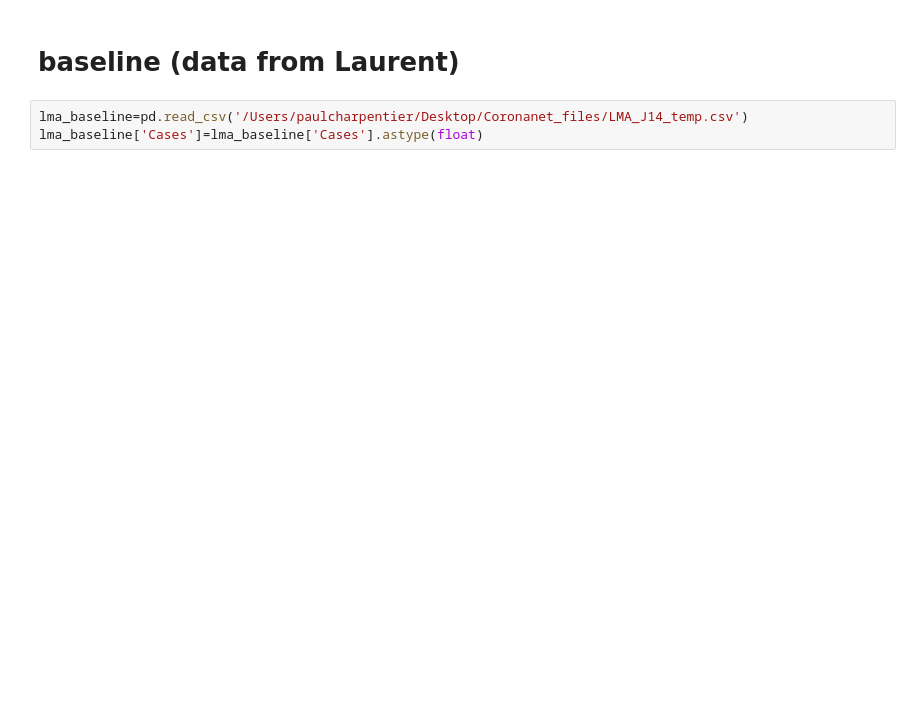
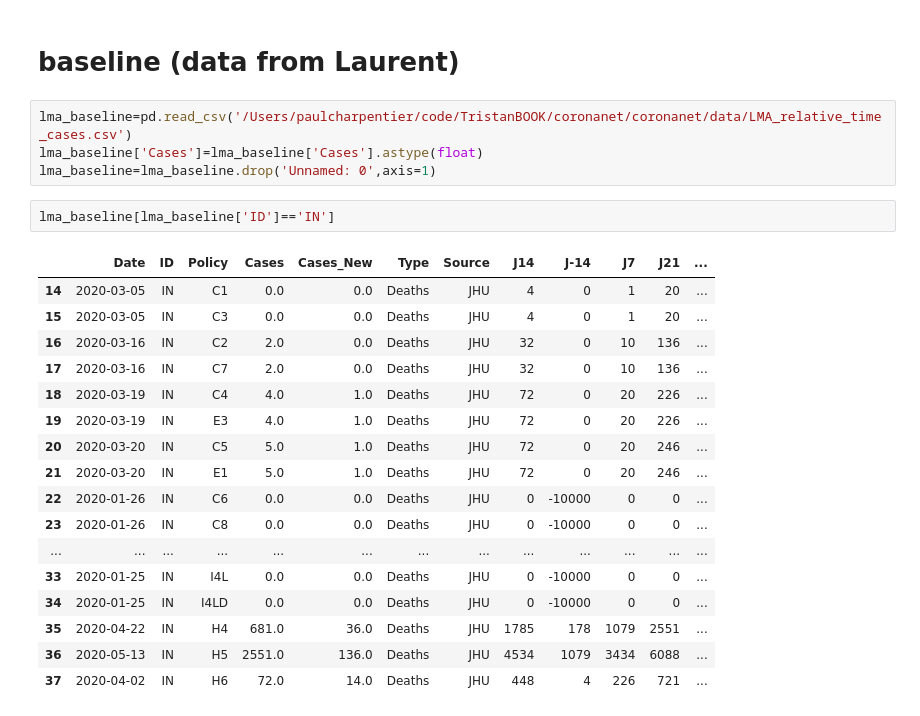
Before and after one commit to TristanBOOK/coronanet, a Jupyter notebook: Notebooks/Paul_Exploration_1.ipynb, the cells around one changed output. Cells and saved outputs as stored; diff of their text form; blank space fills up the shorter version.

```diff
--- a/Notebooks/Paul_Exploration_1.ipynb
+++ b/Notebooks/Paul_Exploration_1.ipynb
@@ -482,5 +461,26 @@ baseline_df.head(10)
 # %% [markdown]
 # baseline (data from Laurent)
 # %%
-lma_baseline=pd.read_csv('/Users/paulcharpentier/Desktop/Coronanet_files/LMA_J14_temp.csv')
+lma_baseline=pd.read_csv('/Users/paulcharpentier/code/TristanBOOK/coronanet/coronanet/data/LMA_relative_time_cases.csv')
 lma_baseline['Cases']=lma_baseline['Cases'].astype(float)
+lma_baseline=lma_baseline.drop('Unnamed: 0',axis=1)
+# %%
+lma_baseline[lma_baseline['ID']=='IN']
+# %% [output]
+|  | Date | ID | Policy | Cases | Cases_New | Type | Source | J14 | J-14 | J7 | J21 | ... |
+| 14 | 2020-03-05 | IN | C1 | 0.0 | 0.0 | Deaths | JHU | 4 | 0 | 1 | 20 | ... |
+| 15 | 2020-03-05 | IN | C3 | 0.0 | 0.0 | Deaths | JHU | 4 | 0 | 1 | 20 | ... |
+| 16 | 2020-03-16 | IN | C2 | 2.0 | 0.0 | Deaths | JHU | 32 | 0 | 10 | 136 | ... |
+| 17 | 2020-03-16 | IN | C7 | 2.0 | 0.0 | Deaths | JHU | 32 | 0 | 10 | 136 | ... |
+| 18 | 2020-03-19 | IN | C4 | 4.0 | 1.0 | Deaths | JHU | 72 | 0 | 20 | 226 | ... |
+| 19 | 2020-03-19 | IN | E3 | 4.0 | 1.0 | Deaths | JHU | 72 | 0 | 20 | 226 | ... |
+| 20 | 2020-03-20 | IN | C5 | 5.0 | 1.0 | Deaths | JHU | 72 | 0 | 20 | 246 | ... |
+| 21 | 2020-03-20 | IN | E1 | 5.0 | 1.0 | Deaths | JHU | 72 | 0 | 20 | 246 | ... |
+| 22 | 2020-01-26 | IN | C6 | 0.0 | 0.0 | Deaths | JHU | 0 | -10000 | 0 | 0 | ... |
+| 23 | 2020-01-26 | IN | C8 | 0.0 | 0.0 | Deaths | JHU | 0 | -10000 | 0 | 0 | ... |
+| ... | ... | ... | ... | ... | ... | ... | ... | ... | ... | ... | ... | ... |
+| 33 | 2020-01-25 | IN | I4L | 0.0 | 0.0 | Deaths | JHU | 0 | -10000 | 0 | 0 | ... |
+| 34 | 2020-01-25 | IN | I4LD | 0.0 | 0.0 | Deaths | JHU | 0 | -10000 | 0 | 0 | ... |
+| 35 | 2020-04-22 | IN | H4 | 681.0 | 36.0 | Deaths | JHU | 1785 | 178 | 1079 | 2551 | ... |
+| 36 | 2020-05-13 | IN | H5 | 2551.0 | 136.0 | Deaths | JHU | 4534 | 1079 | 3434 | 6088 | ... |
+| 37 | 2020-04-02 | IN | H6 | 72.0 | 14.0 | Deaths | JHU | 448 | 4 | 226 | 721 | ... |
```
Also changed, not shown: parts of 24 cells of this notebook.
